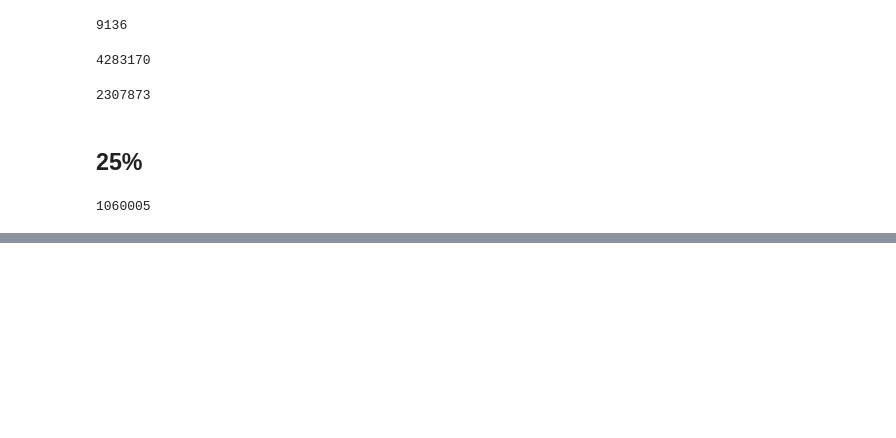
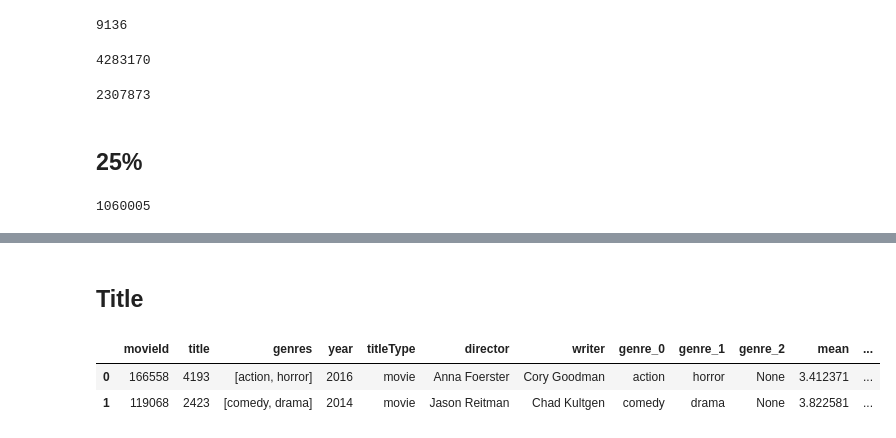
Before and after one commit to imarcosenciso/movie-suggester, a Jupyter notebook: Data/data_preprocessing.ipynb, the cells around one changed output, grey strips where cells are left out. Drawn from its saved outputs; the diff is of its cells as text; code cells hidden in the pictures; blank space fills up the shorter version.

```diff
--- a/Data/data_preprocessing.ipynb
+++ b/Data/data_preprocessing.ipynb
@@ -568,0 +587,22 @@ df_rt.shape[0]
+# %%
+# We're mainly working with these smaller dataset.
+df_movies = pd.read_json("datasets/final/movies_reduced_25.json", orient="records")
+df_ratings = pd.read_json("datasets/final/ratings_reduced_25.json", orient="records")
+# %%
+# dict holding the column name and its respective encoder.
+encoder_dict = {}
+# %% [markdown]
+## Title
+# %%
+# Label encoding. 'le' variable is used for later decoding.
+le = LabelEncoder()
+df_movies['title'] = le.fit_transform(df_movies['title'])
+
+# Add encoder to dict
+encoder_dict['title'] = le
+
+df_movies.head(2)
+# %% [output]
+|  | movieId | title | genres | year | titleType | director | writer | genre_0 | genre_1 | genre_2 | mean | ... |
+| 0 | 166558 | 4193 | [action, horror] | 2016 | movie | Anna Foerster | Cory Goodman | action | horror | None | 3.412371 | ... |
+| 1 | 119068 | 2423 | [comedy, drama] | 2014 | movie | Jason Reitman | Chad Kultgen | comedy | drama | None | 3.822581 | ... |
```
Also changed, not shown: parts of 36 cells of this notebook, 1 other file.
